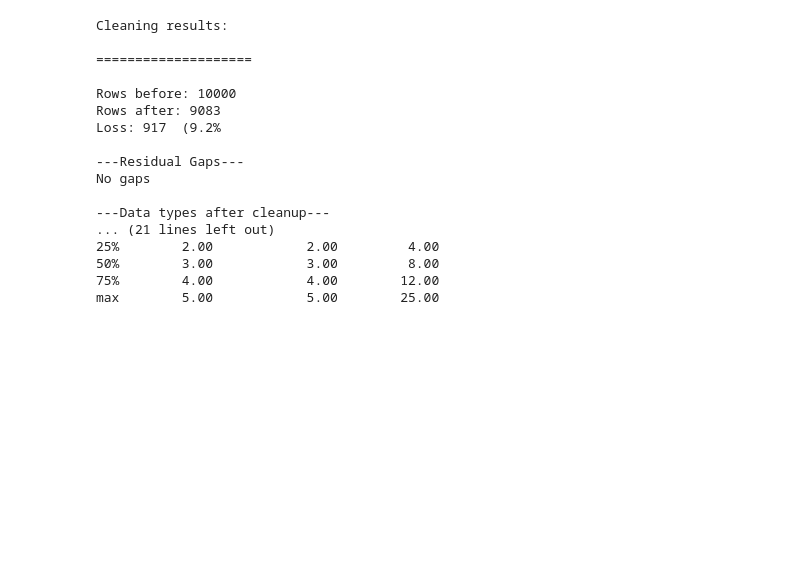
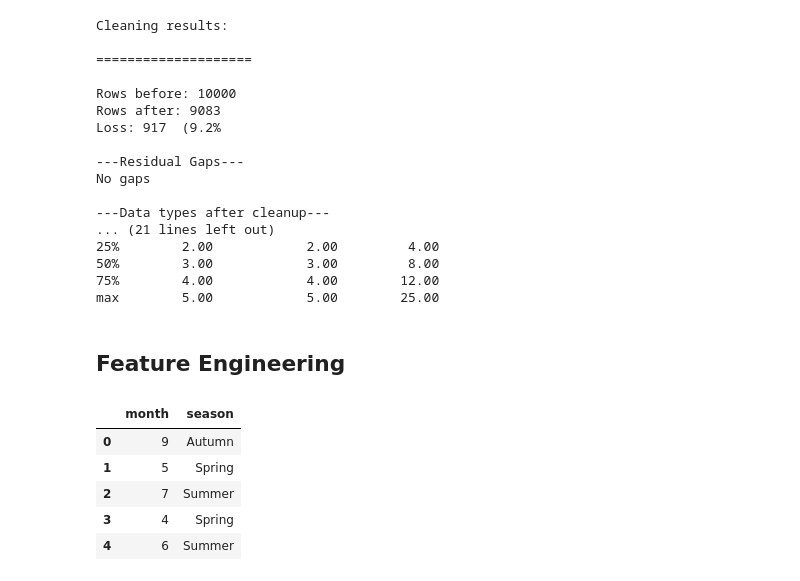
Before and after one commit to NatalieAleksandrova2026/Analysis_Cafe_Sales, a Jupyter notebook: EDA_Cafe_Sales.ipynb, the cells around one changed output. Saved outputs shown, nothing was run; the diff lists cells and outputs as text; code cells hidden in the pictures; blank space fills up the shorter version.

Commit message:
Feature Engineering

```diff
--- a/EDA_Cafe_Sales.ipynb
+++ b/EDA_Cafe_Sales.ipynb
@@ -560,3 +560,21 @@ No gaps
 50%        3.00            3.00         8.00
 75%        4.00            4.00        12.00
 max        5.00            5.00        25.00
+# %% [markdown]
+## Feature Engineering
+# %%
+season_map = {
+    12:'Winter', 1: 'Winter', 2: 'Winter',
+    3: 'Spring', 4: 'Spring', 5: 'Spring',
+    6: 'Summer', 7: 'Summer', 8: 'Summer',
+    9: 'Autumn', 10: 'Autumn', 11: 'Autumn'
+}
+df['season'] = df['month'].map(season_map)
+df[['month', 'season']].head()
+# %% [output]
+|  | month | season |
+| 0 | 9 | Autumn |
+| 1 | 5 | Spring |
+| 2 | 7 | Summer |
+| 3 | 4 | Spring |
+| 4 | 6 | Summer |
```
Also changed, not shown: parts of 4 cells of this notebook.
